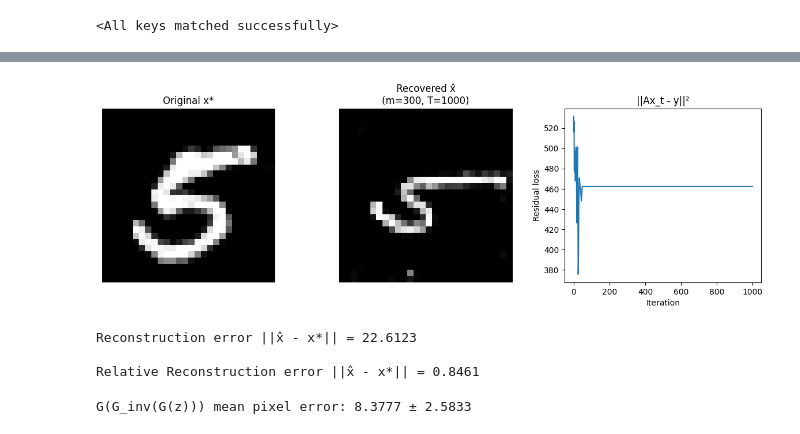
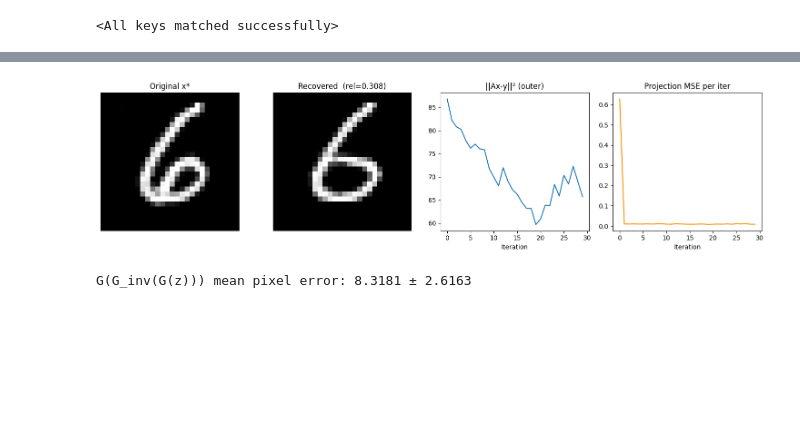
Before and after one commit to 1234krishna1234bhatt1234/GAN-based-projector-for-faster-recovery, a Jupyter notebook: Main.ipynb, the cells around one changed output, grey strips where cells are left out. Saved outputs shown, nothing was run; the diff lists cells and outputs as text; code cells hidden in the pictures; blank space fills up the shorter version.

```diff
--- a/Main.ipynb
+++ b/Main.ipynb
@@ -253,52 +401,41 @@ def pgd_on_range_G(A, y, G, G_inv, eta=0.1, T=500, device='cpu', verbose=True):
 # %%
-# ============================================================
-# Demo: Compress a generated image and recover it
-# ============================================================
+# ── Only run PGD if sanity check passes ──────────────────────
+m = 500
+n = 28 * 28
 
-m          = 300        # number of measurements  (m << 784)
-n          = 28 * 28    # signal dimension
-eta        = 0.05       # step size  (tune this if it diverges)
-T          = 500        # iterations
+with torch.no_grad():
+    z_true     = torch.randn(1, 100, 1, 1).to(device)
+    x_true_img = G(z_true)
+    x_true     = x_true_img.view(n).to(device)
 
-# ── 1. Create a ground-truth image from G ───────────────────
+A = (torch.randn(m, n) / (m ** 0.5)).to(device)
 with torch.no_grad():
-    z_true       = torch.randn(1, 100, 1, 1).to(device)
-    x_true_img   = G(z_true)                         # (1,1,28,28)  in [-1,1]
-    x_true       = x_true_img.view(n).to(device)     # flatten to (784,)
+    y        = A @ x_true
+    eta_safe = (0.9 / torch.linalg.eigvalsh(A.T @ A).max()).item()
+    print(f"Using η = {eta_safe:.6f}")
 
-# ── 2. Build random Gaussian measurement matrix A ───────────
-torch.manual_seed(42)
-A = (torch.randn(m, n) / (m ** 0.5)).to(device)     # (m, n)
+x_hat, losses, proj_losses = pgd_on_range_G_v2(
+    A, y, G, eta=eta_safe, T=30,
+    adam_restarts=8, adam_steps=300,
+    lbfgs_steps=50, device=device
+)
 
-# ── 3. Simulate observations  y = Ax* ───────────────────────
+# ── Results ───────────────────────────────────────────────────
 with torch.no_grad():
-    y = A @ x_true                                   # (m,)
+    abs_err = torch.norm(x_hat.view(n) - x_true).item()
+    rel_err = abs_err / torch.norm(x_true).item()
+    print(f"\nAbsolute error : {abs_err:.4f}")
+    print(f"Relative error : {rel_err:.4f}")
 
-# ── 4. Run the algorithm ─────────────────────────────────────
-x_hat, losses = pgd_on_range_G(A, y, G, G_inv, eta=eta, T=T, device=device)
-
-# ── 5. Visualise results ─────────────────────────────────────
-fig, axes = plt.subplots(1, 3, figsize=(12, 4))
-
-axes[0].imshow(x_true_img.cpu().detach().numpy().reshape(28, 28), cmap='gray')
-axes[0].set_title('Original x*')
-axes[0].axis('off')
-
-axes[1].imshow(x_hat.cpu().detach().numpy().reshape(28, 28), cmap='gray')
-axes[1].set_title(f'Recovered x̂\n(m={m}, T={T})')
-axes[1].axis('off')
-
-axes[2].plot(losses)
-axes[2].set_title('||Ax_t - y||²')
+fig, axes = plt.subplots(1, 4, figsize=(15, 4))
+axes[0].imshow(x_true_img.cpu().numpy().reshape(28,28), cmap='gray')
+axes[0].set_title('Original x*'); axes[0].axis('off')
+axes[1].imshow(x_hat.cpu().numpy().reshape(28,28), cmap='gray')
+axes[1].set_title(f'Recovered  (rel={rel_err:.3f})'); axes[1].axis('off')
+axes[2].plot(losses); axes[2].set_title('||Ax-y||² (outer)')
 axes[2].set_xlabel('Iteration')
-axes[2].set_ylabel('Residual loss')
-
-plt.tight_layout()
-plt.show()
-
-# ── 6. Pixel-space reconstruction error ──────────────────────
-with torch.no_grad():
-    err = torch.norm(x_hat.view(n) - x_true).item()
-print(f"\nReconstruction error ||x̂ - x*|| = {err:.4f}")
-print(f"\nRelative Reconstruction error ||x̂ - x*|| = {err / torch.norm(x_true).item():.4f}")
+axes[3].plot(proj_losses, color='darkorange')
+axes[3].set_title('Projection MSE per iter')
+axes[3].set_xlabel('Iteration')
+plt.tight_layout(); plt.show()
 # %% [output]
@@ -322,7 +459,4 @@ Iter [ 999/1000] | ||Ax - y||² = 462.200792
-[figure, old version]
+[figure, new version]
-Reconstruction error ||x̂ - x*|| = 22.6123
-
-Relative Reconstruction error ||x̂ - x*|| = 0.8461
 # %%
 # G_inv sanity check: G(G_inv(G(z))) should ≈ G(z)
 G.eval(); G_inv.eval()
@@ -339,4 +473,4 @@ with torch.no_grad():
 print(f"G(G_inv(G(z))) mean pixel error: {np.mean(errors):.4f} ± {np.std(errors):.4f}")
 # Target: < 0.05. If > 0.2, G_inv is the bottleneck — retrain it.
 # %% [output]
-G(G_inv(G(z))) mean pixel error: 8.3777 ± 2.5833
+G(G_inv(G(z))) mean pixel error: 8.3181 ± 2.6163
```
Also changed, not shown: parts of 11 cells of this notebook, 3 other files.
